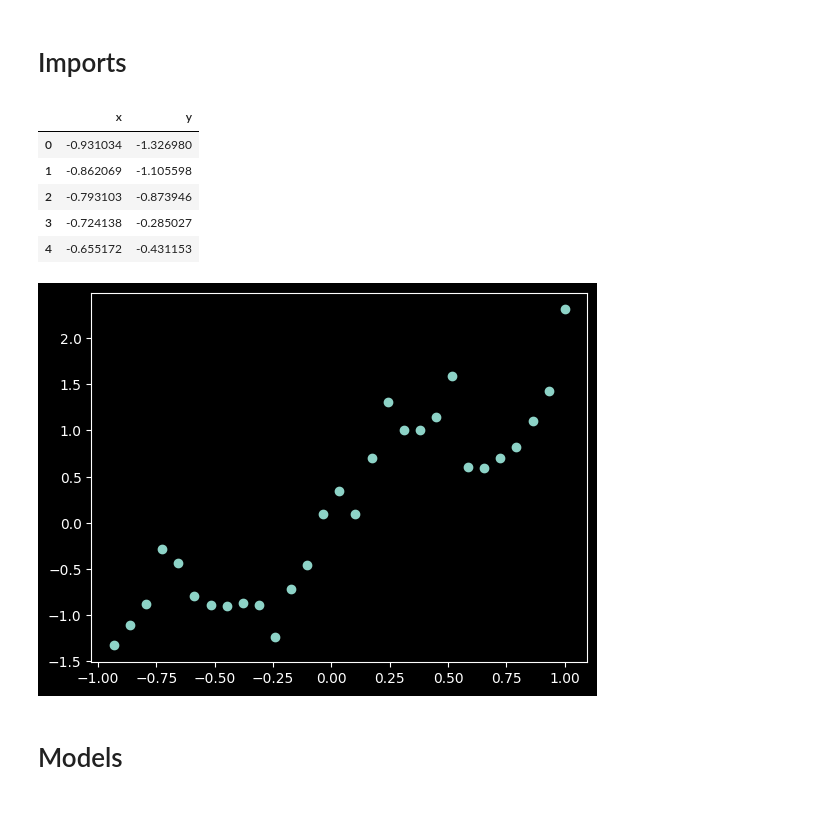
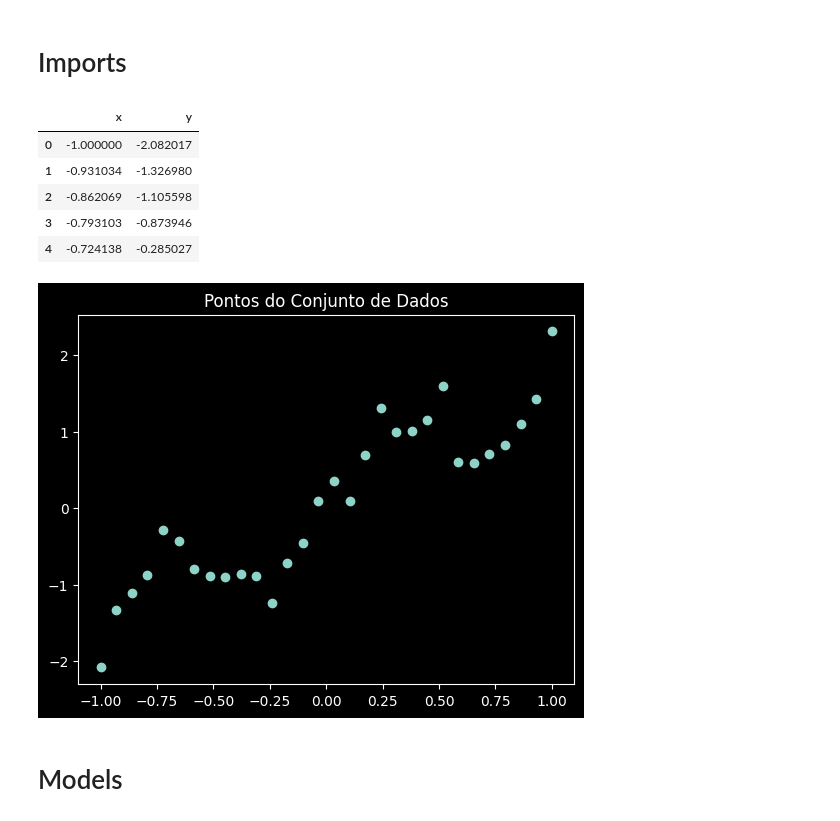
Before and after one commit to viniciuspxc/Reconhecimento_de_Padroes, a Jupyter notebook: Listas/Lista 1/Lista 01.ipynb, the cells around one changed output. Drawn from its saved outputs; the diff is of its cells as text; code cells hidden in the pictures.

```diff
--- a/Listas/Lista 1/Lista 01.ipynb
+++ b/Listas/Lista 1/Lista 01.ipynb
@@ -13,20 +21,23 @@ import matplotlib.pyplot as plt
 plt.style.use('dark_background')
 # %%
-df = pd.read_csv("content/artificial1d.csv")
+df = pd.read_csv("content/artificial1d.csv", header=None)
 df.columns = ['x', 'y']
 df.head()
 # %% [output]
 |  | x | y |
-| 0 | -0.931034 | -1.326980 |
-| 1 | -0.862069 | -1.105598 |
-| 2 | -0.793103 | -0.873946 |
-| 3 | -0.724138 | -0.285027 |
-| 4 | -0.655172 | -0.431153 |
+| 0 | -1.000000 | -2.082017 |
+| 1 | -0.931034 | -1.326980 |
+| 2 | -0.862069 | -1.105598 |
+| 3 | -0.793103 | -0.873946 |
+| 4 | -0.724138 | -0.285027 |
 # %%
 plt.scatter(df['x'], df['y'])
+plt.title('Pontos do Conjunto de Dados')
+
+
 plt.show()
 # %% [output]
-[figure, old version]
+[figure, new version]
 # %% [markdown]
 # Models
 # %% [markdown]
```
Also changed, not shown: parts of 20 cells of this notebook, 3 other files.
